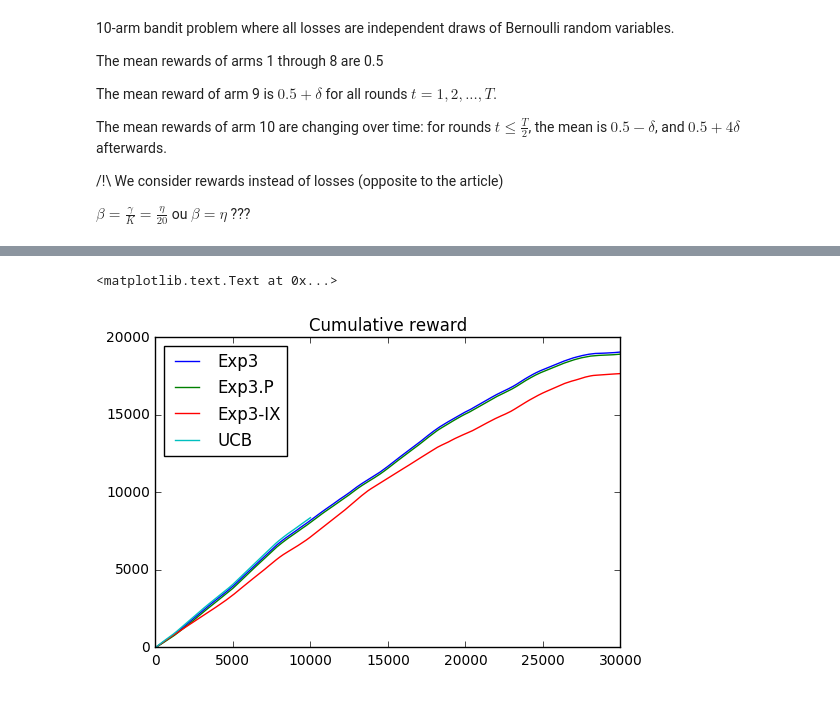
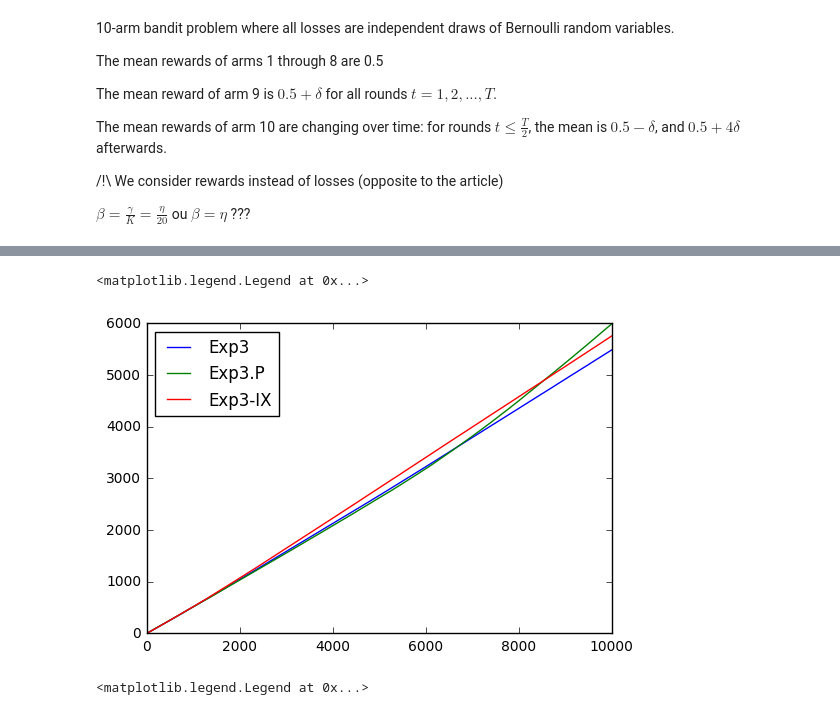
Before and after one commit to NicolasSchreuder/AdversarialBandit, a Jupyter notebook: Experiments.ipynb, the cells around one changed output, grey strips where cells are left out. Cells and saved outputs as stored; diff of their text form; code cells hidden in the pictures.

```diff
--- a/Experiments.ipynb
+++ b/Experiments.ipynb
@@ -567,13 +517,14 @@ arm 10 are changing over time: for rounds $t \leq \frac{T}{2}$, the mean is $0.5
 
 $\beta = \frac{\gamma}{K} = \frac{\eta}{20}$ ou $\beta = \eta$ ???
 # %%
-T = 1e6
+T = 10000
+T2 = 5000
 K = 10
 delta = 0.1
 MAB_IX = [bernoulliArm(0.5) for i in range(8)]
 MAB_IX.append(bernoulliArm(0.5 + delta))
 MAB_IX.append(evolvingBernoulliArm([0.5 - delta, 0.5 + 4*delta], T/2))
 # %%
-base_eta = np.sqrt(np.log(K) / T * K)
-print(eta)
+base_parameter = np.sqrt(np.log(K) / T * K)
+print(base_parameter)
 # %% [output]
@@ -655,11 +629,51 @@ plt.legend()
+# %%
+T = 10000
+T2 = 5000
+K = 10
+delta = 0.1
+MAB_IX = [bernoulliArm(0.5) for i in range(8)]
+MAB_IX.append(bernoulliArm(0.5 + delta))
+MAB_IX.append(evolvingBernoulliArm([0.5 - delta, 0.5 + 4*delta], T/2))
+
+base_parameter = np.sqrt(np.log(K) / T * K)
+eta = 0.4 * base_parameter
+
+Weights = np.zeros((3, T, K))
+Rewards = np.zeros((3, T))
+nb_iter = 50
+for i in range(nb_iter):
+    rew, weights_exp = exp3_Bianchi(MAB_IX, T, eta)
+    rew_P, weights_expP = exp3P_Bianchi(MAB_IX, T, beta=eta, gamma=min(0.95, eta), eta=eta)
+    rew_IX, weights_expIX = exp3_IX(MAB_IX, T, eta, eta / 2)
+    rew_cumsum = np.cumsum(rew)
+    rewP_cumsum = np.cumsum(rew_P)
+    rewIX_cumsum = np.cumsum(rew_IX)
+    Rewards += [rew_cumsum, rewP_cumsum, rewIX_cumsum]
+    Weights += [weights_exp, weights_expP, weights_expIX]
+
+Rewards /= nb_iter
+Weights /= nb_iter
 # %%
-
-plt.plot(exp3_cumsum)
-plt.plot(exp3_P_cumsum)
-plt.plot(exp3_IX_cumsum)
-plt.plot(UCB_cumsum)
-plt.legend(['Exp3', 'Exp3.P', 'Exp3-IX', "UCB"], loc="upper left")
-plt.title("Cumulative reward")
+plt.plot(Rewards[0])
+plt.plot(Rewards[1])
+plt.plot(Rewards[2])
+plt.legend(["Exp3", "Exp3.P", "Exp3-IX"], loc="upper left")
 # %% [output]
-<matplotlib.text.Text at 0x...>
+<matplotlib.legend.Legend at 0x...>
-[figure, old version]
+[figure, new version]
+# %%
+plt.figure(figsize=(15, 5))
+plt.subplot(1,3,1)
+plt.plot(Weights[0].T)
+plt.semilogy()
+plt.legend([i+1 for i in range(10)], loc="upper left")
+plt.subplot(1,3,2)
+plt.plot(Weights[1])
+plt.semilogy()
+plt.legend([i+1 for i in range(10)], loc="upper left")
+plt.subplot(1,3,3)
+plt.plot(Weights[2])
+plt.semilogy()
+plt.legend([i+1 for i in range(10)], loc="upper left")
+# %% [output]
+<matplotlib.legend.Legend at 0x...>
```
Also changed, not shown: parts of 17 cells of this notebook.
